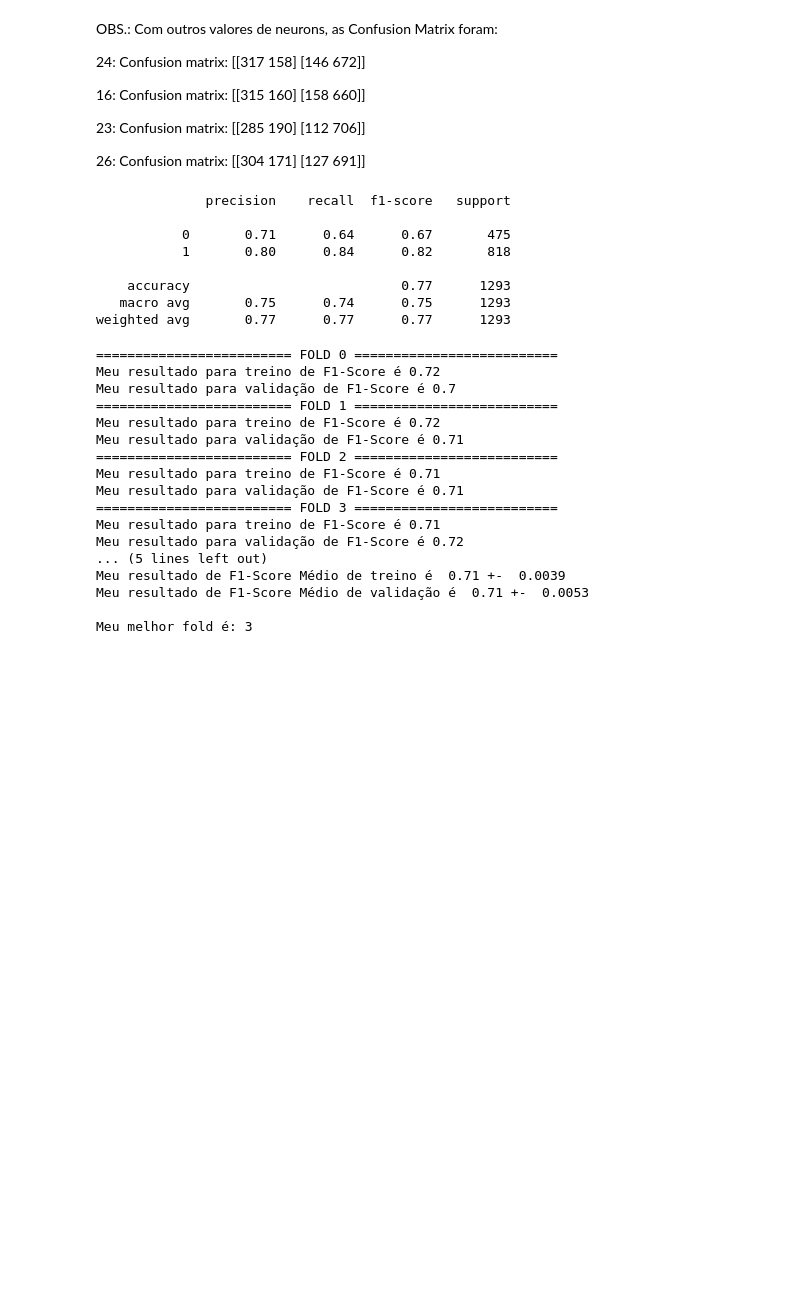
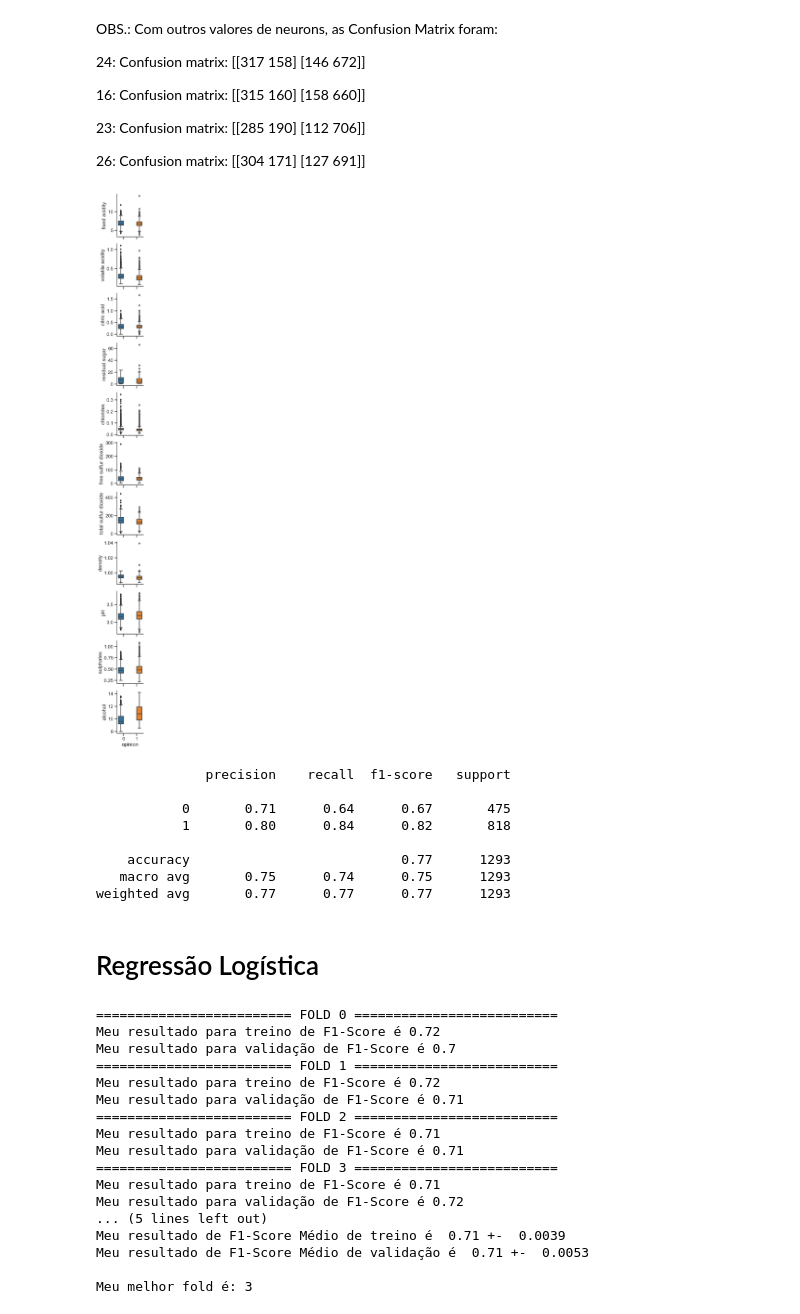
Before and after one commit to FabioRochaPoeta/redesneurais, a Jupyter notebook: FabioRocha_RedesNeurais.ipynb, the cells around one changed output. Cells and saved outputs as stored; diff of their text form; code cells hidden in the pictures; blank space fills up the shorter version.

```diff
--- a/FabioRocha_RedesNeurais.ipynb
+++ b/FabioRocha_RedesNeurais.ipynb
@@ -489,6 +499,11 @@ Confusion matrix:
 Confusion matrix:
 [[304 171]
 [127 691]]
+# %%
+g = sns.PairGrid(white_wines, hue='opinion', x_vars='opinion')
+g.map(sns.boxplot);
+# %% [output]
+[figure, added]
 # %%
 print(classification_report(y_test, results.model[n_neurons - 1].predict(X_test_scaled)))
 # %% [output]
@@ -500,6 +515,8 @@ print(classification_report(y_test, results.model[n_neurons - 1].predict(X_test_
     accuracy                           0.77      1293
    macro avg       0.75      0.74      0.75      1293
 weighted avg       0.77      0.77      0.77      1293
+# %% [markdown]
+# Regressão Logística
 # %%
 from sklearn.linear_model import LogisticRegression
 
```
Also changed, not shown: parts of 20 cells of this notebook, 1 other file.
